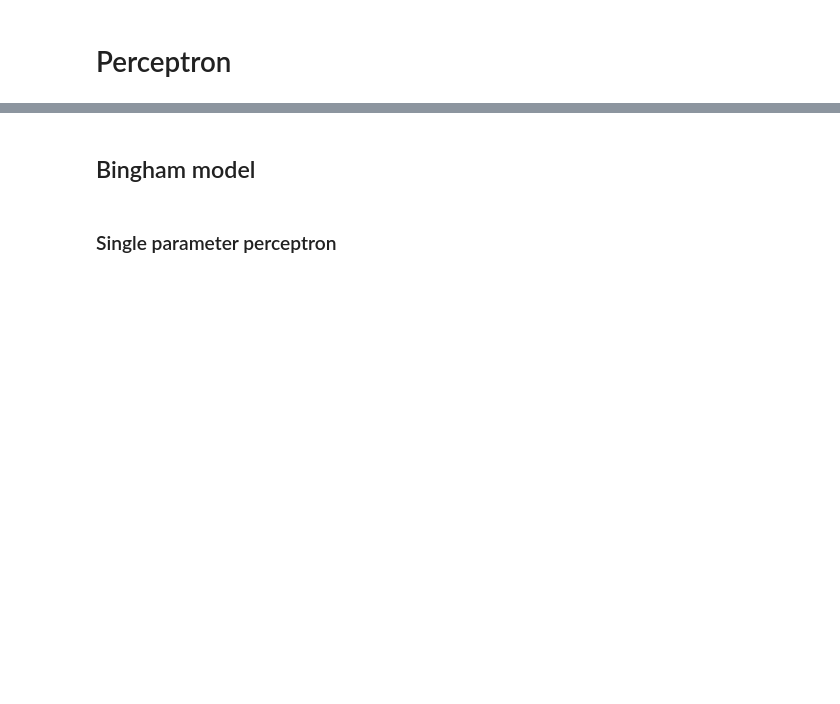
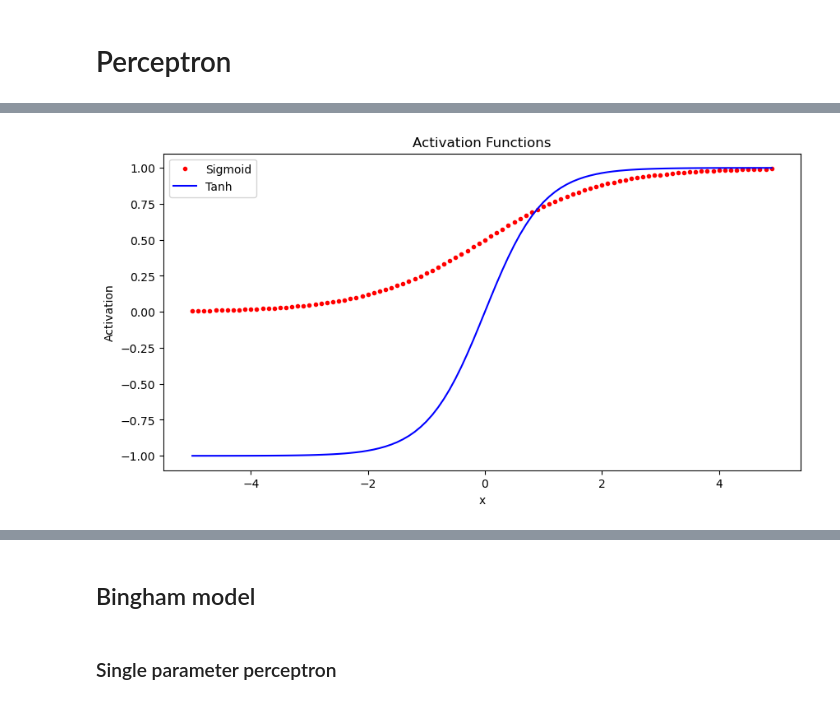
Before and after one commit to kks32-courses/sciml, a Jupyter notebook: lectures/00-perceptron/00-perceptron.ipynb, the cells around one changed output, grey strips where cells are left out. Saved outputs shown, nothing was run; the diff lists cells and outputs as text; code cells hidden in the pictures; blank space fills up the shorter version.

```diff
--- a/lectures/00-perceptron/00-perceptron.ipynb
+++ b/lectures/00-perceptron/00-perceptron.ipynb
@@ -25,0 +102,23 @@ The perceptron provides a basic model of a neuron, and multilayer perceptrons co
+# %%
+import numpy as np
+import matplotlib.pyplot as plt
+
+x = np.arange(-5, 5, 0.1)
+
+# Sigmoid activation function
+sigmoid = 1 / (1 + np.exp(-x))
+
+# Tanh activation function
+tanh = (np.exp(x) - np.exp(-x)) / (np.exp(x) + np.exp(-x))
+
+# Plot the activation functions
+plt.figure(figsize=(10,5))
+plt.plot(x, sigmoid, 'r.', label='Sigmoid')
+plt.plot(x, tanh, 'b-', label='Tanh')
+plt.legend()
+plt.xlabel('x')
+plt.ylabel('Activation')
+plt.title('Activation Functions')
+plt.show()
+# %% [output]
+[figure, added]
```
Also changed, not shown: parts of 12 cells of this notebook, 2 other files.
